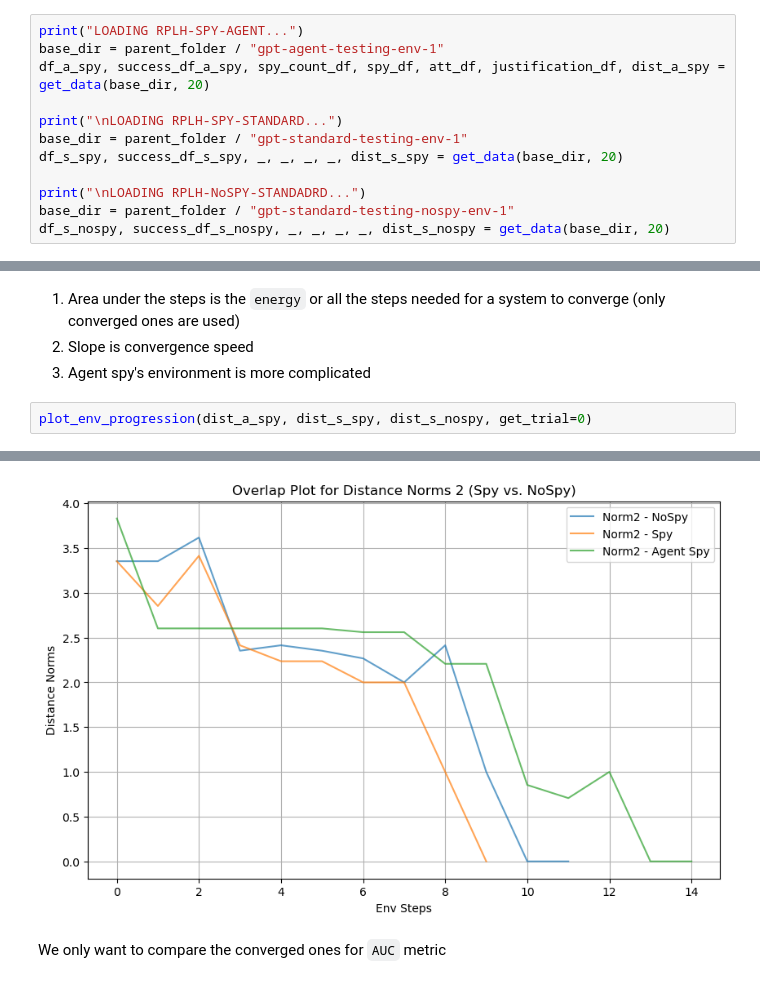
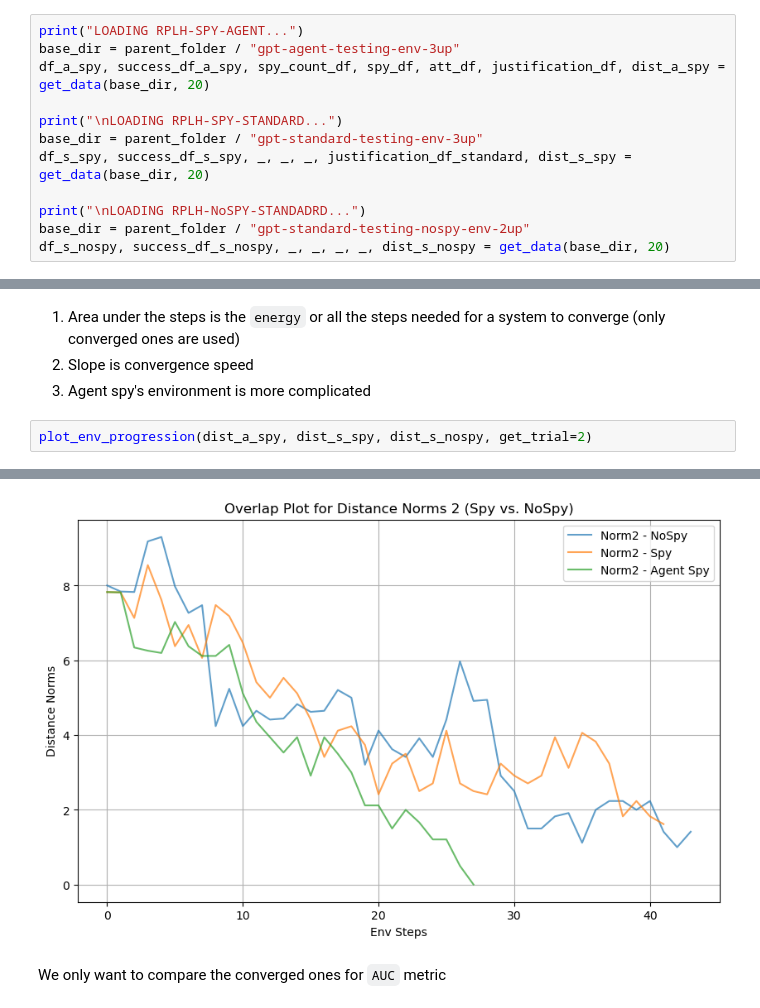
Before and after one commit to KevinBian107/RPLH, a Jupyter notebook: demos/notebooks/evaluation.ipynb, the cells around one changed output, grey strips where cells are left out. Cells and saved outputs as stored; diff of their text form.

```diff
--- a/demos/notebooks/evaluation.ipynb
+++ b/demos/notebooks/evaluation.ipynb
@@ -28,15 +28,15 @@ The autoreload extension is already loaded. To reload it, use:
 # Importing Data With Our Getter Functions
 # %%
 print("LOADING RPLH-SPY-AGENT...")
-base_dir = parent_folder / "gpt-agent-testing-env-1"
+base_dir = parent_folder / "gpt-agent-testing-env-3up"
 df_a_spy, success_df_a_spy, spy_count_df, spy_df, att_df, justification_df, dist_a_spy = get_data(base_dir, 20)
 
 print("\nLOADING RPLH-SPY-STANDARD...")
-base_dir = parent_folder / "gpt-standard-testing-env-1"
-df_s_spy, success_df_s_spy, _, _, _, _, dist_s_spy = get_data(base_dir, 20)
+base_dir = parent_folder / "gpt-standard-testing-env-3up"
+df_s_spy, success_df_s_spy, _, _, _, justification_df_standard, dist_s_spy = get_data(base_dir, 20)
 
 print("\nLOADING RPLH-NoSPY-STANDADRD...")
-base_dir = parent_folder / "gpt-standard-testing-nospy-env-1"
+base_dir = parent_folder / "gpt-standard-testing-nospy-env-2up"
 df_s_nospy, success_df_s_nospy, _, _, _, _, dist_s_nospy = get_data(base_dir, 20)
 # %% [output]
 LOADING RPLH-SPY-AGENT...
@@ -78,5 +78,5 @@ Name: count, dtype: int64
 2. Slope is convergence speed
 3. Agent spy's environment is more complicated
 # %%
-plot_env_progression(dist_a_spy, dist_s_spy, dist_s_nospy, get_trial=0)
+plot_env_progression(dist_a_spy, dist_s_spy, dist_s_nospy, get_trial=2)
 # %% [output]
@@ -85,4 +85,4 @@ plot_env_progression(dist_a_spy, dist_s_spy, dist_s_nospy, get_trial=0)
-[figure, old version]
+[figure, new version]
 # %% [markdown]
 We only want to compare the converged ones for `AUC` metric
 # %%
```
Also changed, not shown: parts of 14 cells of this notebook, 4 other files.
